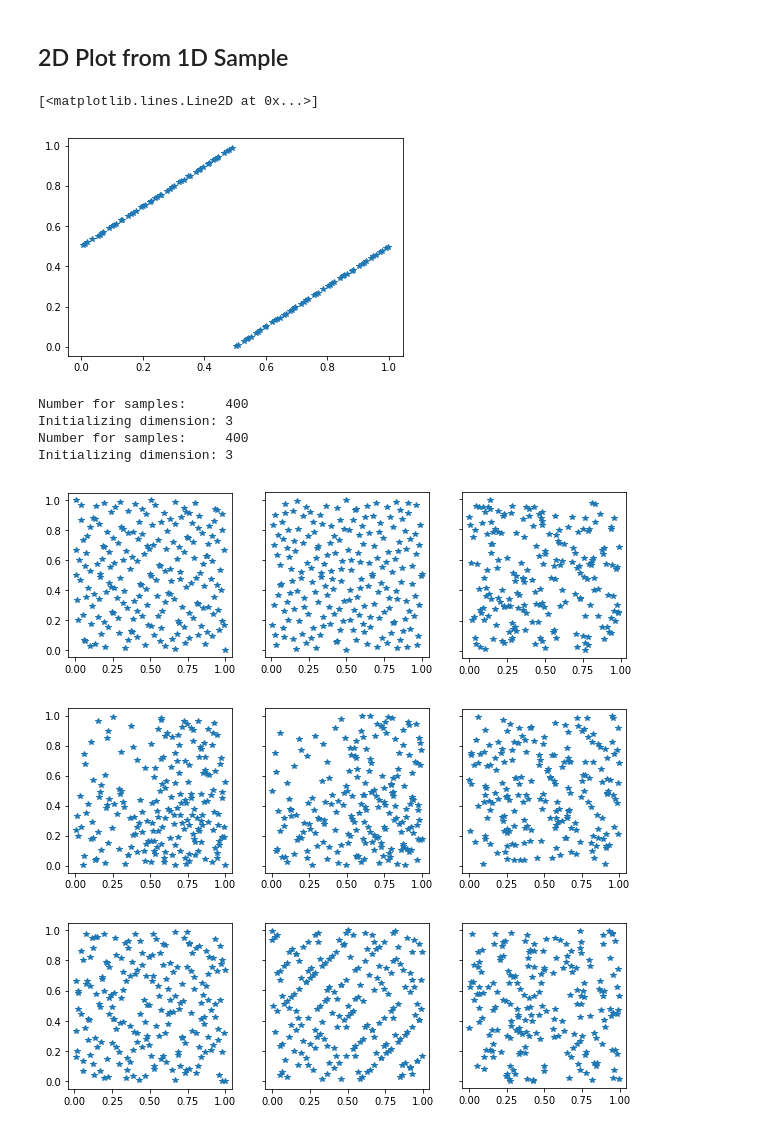
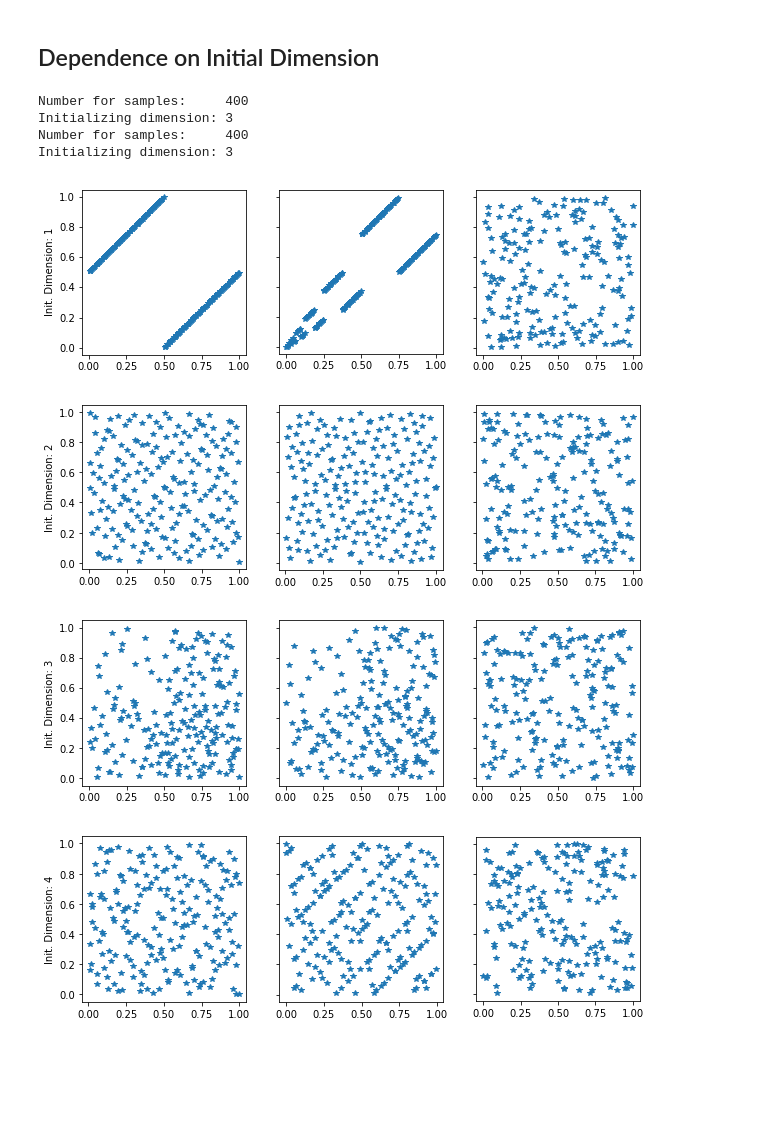
Before and after one commit to flokno/python_recipes, a Jupyter notebook: mathematics/sobol/1d_sobol.ipynb, the cells around one changed output. Cells and saved outputs as stored; diff of their text form; code cells hidden in the pictures; blank space fills up the shorter version.

```diff
--- a/mathematics/sobol/1d_sobol.ipynb
+++ b/mathematics/sobol/1d_sobol.ipynb
@@ -38,12 +38,5 @@ plot(*get_series(150), '150 samples')
-# %% [markdown]
-## 2D Plot from 1D Sample
-# %%
-series = get_series(200)[0]
-series = series.reshape((100, 2))
-plt.plot(*series.T, '*')
-# %% [output]
-[<matplotlib.lines.Line2D at 0x...>]
-[figure, removed]
+# %% [markdown]
+## Dependence on Initial Dimension
 # %%
 def check_init_dimension(init_dim):
     dim = np.array([200, 2])
@@ -53,19 +46,22 @@ def check_init_dimension(init_dim):
 
     fig, axs = plt.subplots(ncols=3, sharey=True,
                             subplot_kw={'aspect': 1},
-                            figsize=(10, 15))
+                            figsize=(10, 5))
     axs[0].plot(*q_seq.T, '*')
     axs[1].plot(*q_seq_2.T, '*')
     axs[2].plot(*np.random.rand(*dim).T, '*')
+    axs[0].set_ylabel(f'Init. Dimension: {init_dim}')
 # %%
+check_init_dimension(1)
 check_init_dimension(2)
 check_init_dimension(3)
 check_init_dimension(4)
 # %% [output]
 Number for samples:     400
 Initializing dimension: 3
 Number for samples:     400
 Initializing dimension: 3
-[figure, old version]
+[figure, new version]
-[figure, old version]
+[figure, new version]
-[figure, old version]
+[figure, new version]
+[figure, added]
```
Also changed, not shown: parts of 1 cell of this notebook, 1 other file.
